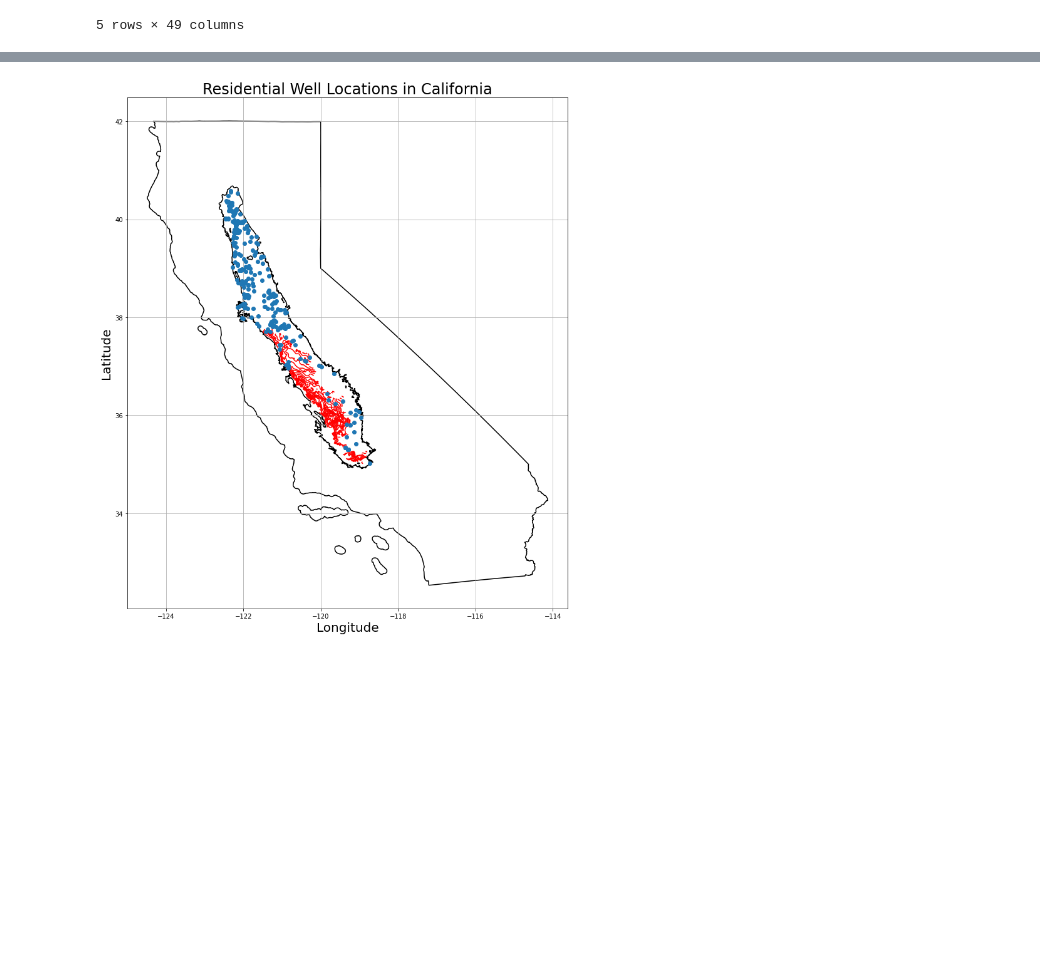
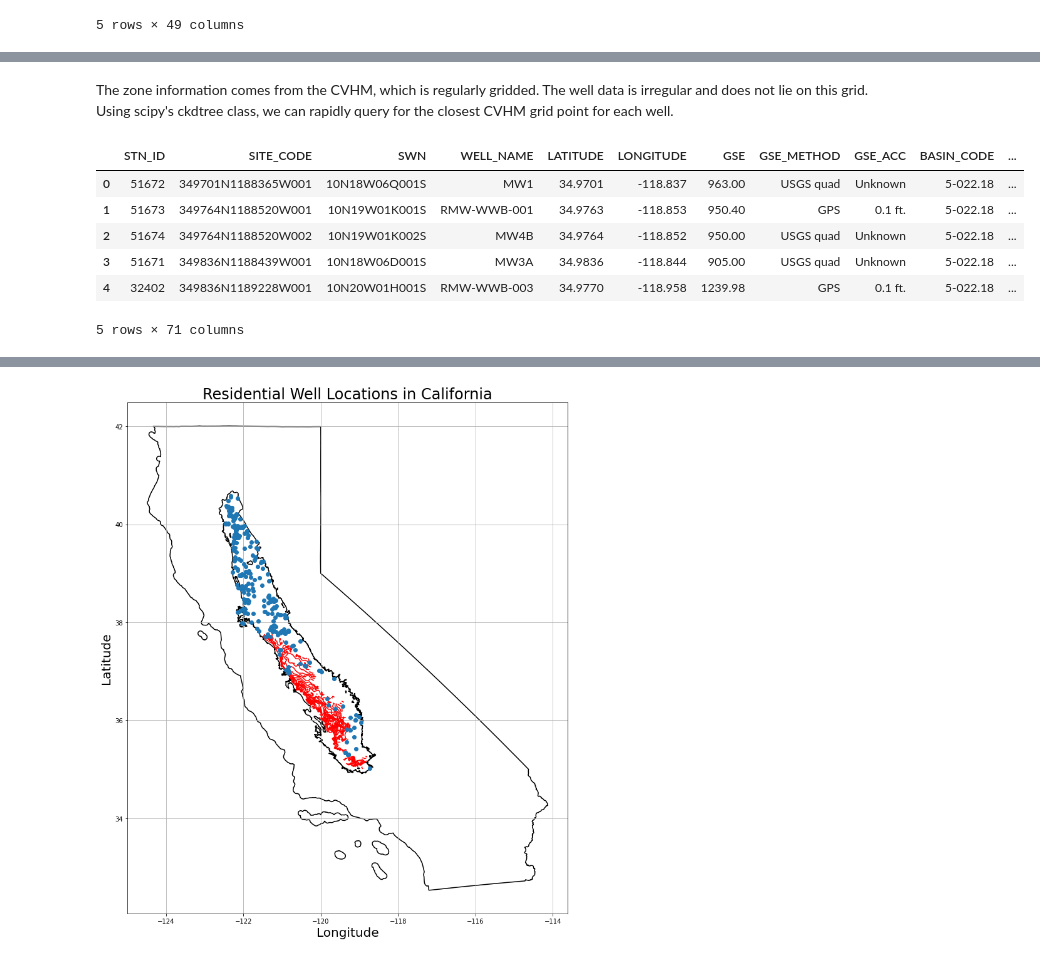
Before and after one commit to envgp/exploring_unconfined_wells, a Jupyter notebook: Well_data_exploration.ipynb, the cells around one changed output, grey strips where cells are left out. Cells and saved outputs as stored; diff of their text form; code cells hidden in the pictures; blank space fills up the shorter version.

```diff
--- a/Well_data_exploration.ipynb
+++ b/Well_data_exploration.ipynb
@@ -35,0 +98,2 @@ PROJCS["NAD_1983_Albers",GEOGCS["GCS_North_American_1983",DATUM["D_North_America
+# %%
+zone_map['unconfined_bot'] = zone_map['layer1_thk'] + zone_map['layer2_thk'] + zone_map['layer3_thk']
@@ -312,3 +345,8 @@ cc_residential_sites = residential_sites.sjoin(CC_map)
 
 cv_agricultural_sites = agricultural_sites.sjoin(CV_map)
 cc_agricultural_sites = agricultural_sites.sjoin(CC_map)
+
+cv_zone = zone_map.sjoin(CV_map)
+# %%
+cv_zone['geometry'] = cv_zone['geometry'].to_crs(3857).centroid
+cv_zone_to_crs(4326, inplace=True)
@@ -315,3 +366,17 @@ cc_agricultural_sites = agricultural_sites.sjoin(CC_map)
+# %% [markdown]
+The zone information comes from the CVHM, which is regularly gridded. The well data is irregular and does not lie on this grid. Using scipy's ckdtree class, we can rapidly query for the closest CVHM grid point for each well.
+# %%
+nearest_zone = ckdnearest(cv_monitoring_sites, cv_zone)
+# %%
+nearest_zone.head()
+# %% [output]
+|  | STN_ID | SITE_CODE | SWN | WELL_NAME | LATITUDE | LONGITUDE | GSE | GSE_METHOD | GSE_ACC | BASIN_CODE | ... |
+| 0 | 51672 | 349701N1188365W001 | 10N18W06Q001S | MW1 | 34.9701 | -118.837 | 963.00 | USGS quad | Unknown | 5-022.18 | ... |
+| 1 | 51673 | 349764N1188520W001 | 10N19W01K001S | RMW-WWB-001 | 34.9763 | -118.853 | 950.40 | GPS | 0.1 ft. | 5-022.18 | ... |
+| 2 | 51674 | 349764N1188520W002 | 10N19W01K002S | MW4B | 34.9764 | -118.852 | 950.00 | USGS quad | Unknown | 5-022.18 | ... |
+| 3 | 51671 | 349836N1188439W001 | 10N18W06D001S | MW3A | 34.9836 | -118.844 | 905.00 | USGS quad | Unknown | 5-022.18 | ... |
+| 4 | 32402 | 349836N1189228W001 | 10N20W01H001S | RMW-WWB-003 | 34.9770 | -118.958 | 1239.98 | GPS | 0.1 ft. | 5-022.18 | ... |
+5 rows × 71 columns
 # %%
 #plt.figure(figsize=(8,6))
 #plt.plot(well_sites["LONGITUDE"], well_sites["LATITUDE"], '.')
```
Also changed, not shown: parts of 46 cells of this notebook, 32 other files.
